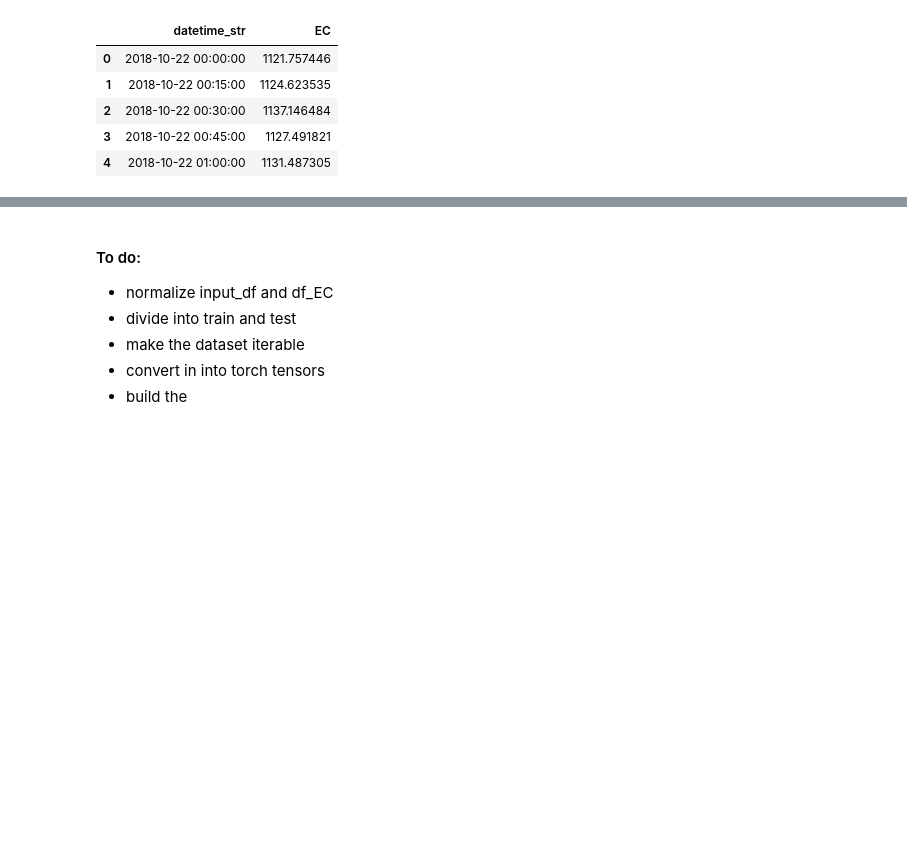
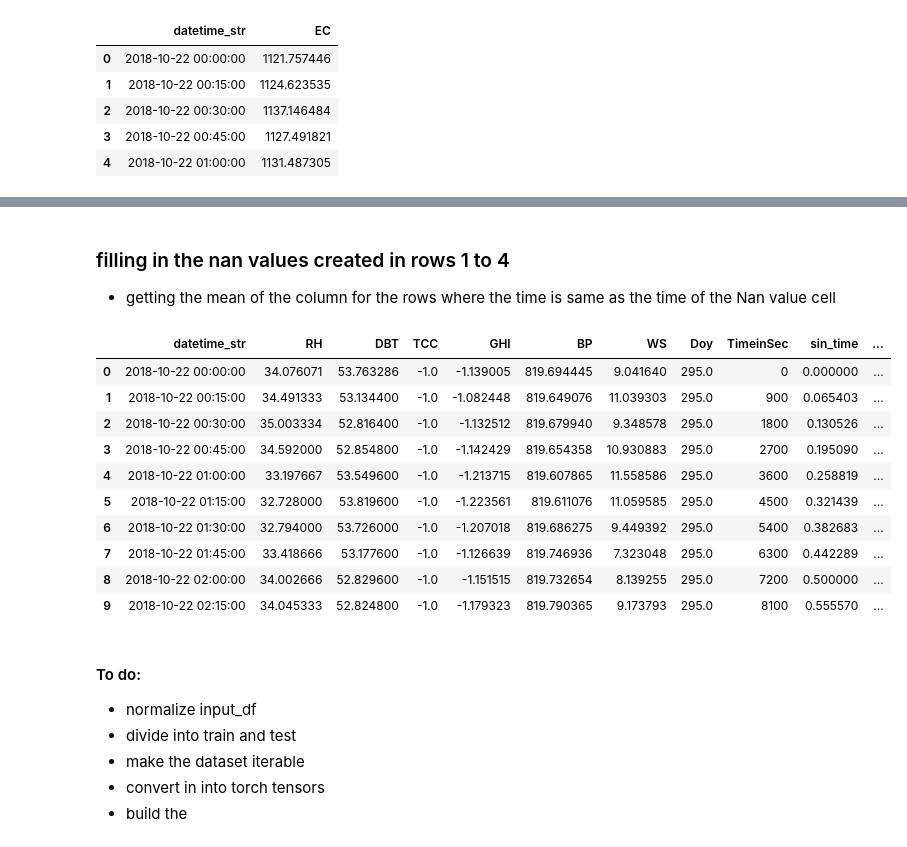
Before and after one commit to NREL/Wattile, a Jupyter notebook: pulling_in_energy_data.ipynb, the cells around one changed output, grey strips where cells are left out. Saved outputs shown, nothing was run; the diff lists cells and outputs as text; code cells hidden in the pictures; blank space fills up the shorter version.

```diff
--- a/pulling_in_energy_data.ipynb
+++ b/pulling_in_energy_data.ipynb
@@ -251,0 +242,2 @@ input_df.head()
+# %%
+df = input_df.merge(df_EC, how='outer', on='datetime_str')
@@ -252,6 +291,43 @@ input_df.head()
+# %% [markdown]
+### filling in the nan values created in rows 1 to 4
+- getting the mean of the column for the rows where the time is same as the time of the Nan value cell
+# %%
+def fill_nan(df):
+    df.loc[0,'EC_t-4'] = df[df.datetime_str.apply(lambda x: x.time()) == df.datetime_str[0].time()]['EC_t-4'].mean(axis=0)
+    df.loc[1,'EC_t-4'] = df[df.datetime_str.apply(lambda x: x.time()) == df.datetime_str[1].time()]['EC_t-4'].mean(axis=0)
+    df.loc[2,'EC_t-4'] = df[df.datetime_str.apply(lambda x: x.time()) == df.datetime_str[2].time()]['EC_t-4'].mean(axis=0)
+    df.loc[3,'EC_t-4'] = df[df.datetime_str.apply(lambda x: x.time()) == df.datetime_str[3].time()]['EC_t-4'].mean(axis=0)
+
+    df.loc[0,'EC_t-3'] = df[df.datetime_str.apply(lambda x: x.time()) == df.datetime_str[0].time()]['EC_t-3'].mean(axis=0)
+    df.loc[1,'EC_t-3'] = df[df.datetime_str.apply(lambda x: x.time()) == df.datetime_str[1].time()]['EC_t-3'].mean(axis=0)
+    df.loc[2,'EC_t-3'] = df[df.datetime_str.apply(lambda x: x.time()) == df.datetime_str[2].time()]['EC_t-3'].mean(axis=0)
+
+    df.loc[0,'EC_t-2'] = df[df.datetime_str.apply(lambda x: x.time()) == df.datetime_str[0].time()]['EC_t-2'].mean(axis=0)
+    df.loc[1,'EC_t-2'] = df[df.datetime_str.apply(lambda x: x.time()) == df.datetime_str[1].time()]['EC_t-2'].mean(axis=0)
+
+    df.loc[0,'EC_t-1'] = df[df.datetime_str.apply(lambda x: x.time()) == df.datetime_str[0].time()]['EC_t-1'].mean(axis=0)
+
+    return df
+# %%
+df = get_static_features(df)
+df = fill_nan(df)
+# %%
+df.head(10)
+# %% [output]
+|  | datetime_str | RH | DBT | TCC | GHI | BP | WS | Doy | TimeinSec | sin_time | ... |
+| 0 | 2018-10-22 00:00:00 | 34.076071 | 53.763286 | -1.0 | -1.139005 | 819.694445 | 9.041640 | 295.0 | 0 | 0.000000 | ... |
+| 1 | 2018-10-22 00:15:00 | 34.491333 | 53.134400 | -1.0 | -1.082448 | 819.649076 | 11.039303 | 295.0 | 900 | 0.065403 | ... |
+| 2 | 2018-10-22 00:30:00 | 35.003334 | 52.816400 | -1.0 | -1.132512 | 819.679940 | 9.348578 | 295.0 | 1800 | 0.130526 | ... |
+| 3 | 2018-10-22 00:45:00 | 34.592000 | 52.854800 | -1.0 | -1.142429 | 819.654358 | 10.930883 | 295.0 | 2700 | 0.195090 | ... |
+| 4 | 2018-10-22 01:00:00 | 33.197667 | 53.549600 | -1.0 | -1.213715 | 819.607865 | 11.558586 | 295.0 | 3600 | 0.258819 | ... |
+| 5 | 2018-10-22 01:15:00 | 32.728000 | 53.819600 | -1.0 | -1.223561 | 819.611076 | 11.059585 | 295.0 | 4500 | 0.321439 | ... |
+| 6 | 2018-10-22 01:30:00 | 32.794000 | 53.726000 | -1.0 | -1.207018 | 819.686275 | 9.449392 | 295.0 | 5400 | 0.382683 | ... |
+| 7 | 2018-10-22 01:45:00 | 33.418666 | 53.177600 | -1.0 | -1.126639 | 819.746936 | 7.323048 | 295.0 | 6300 | 0.442289 | ... |
+| 8 | 2018-10-22 02:00:00 | 34.002666 | 52.829600 | -1.0 | -1.151515 | 819.732654 | 8.139255 | 295.0 | 7200 | 0.500000 | ... |
+| 9 | 2018-10-22 02:15:00 | 34.045333 | 52.824800 | -1.0 | -1.179323 | 819.790365 | 9.173793 | 295.0 | 8100 | 0.555570 | ... |
 # %% [markdown]
 #### To do:
-- normalize input_df and df_EC
+- normalize input_df
 - divide into train and test
 - make the dataset iterable
 - convert in into torch tensors
```
Also changed, not shown: parts of 13 cells of this notebook, 2 other files.
